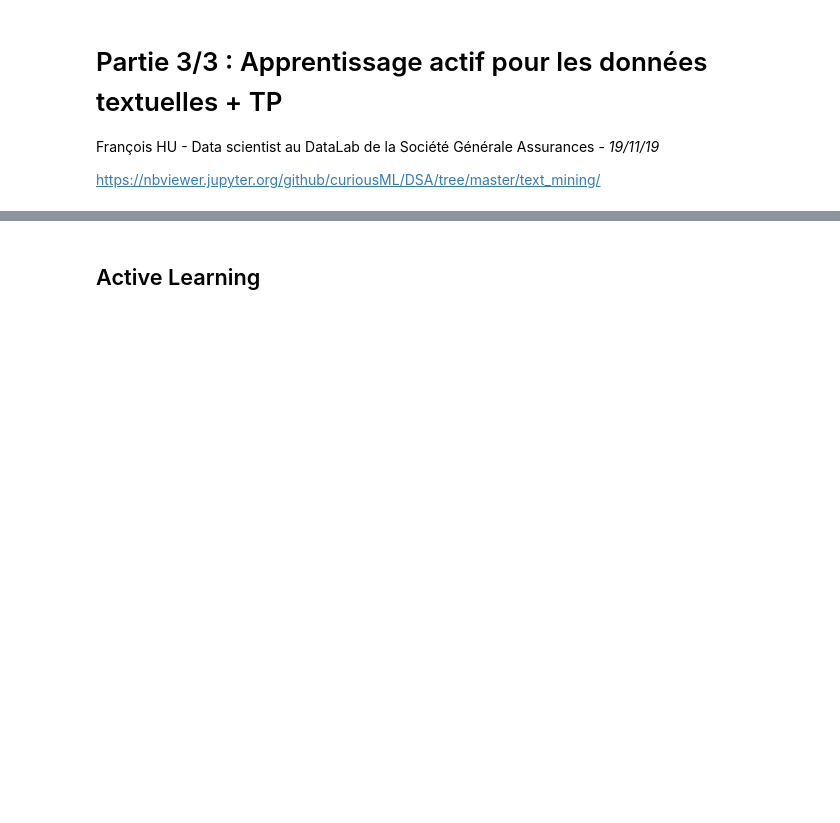
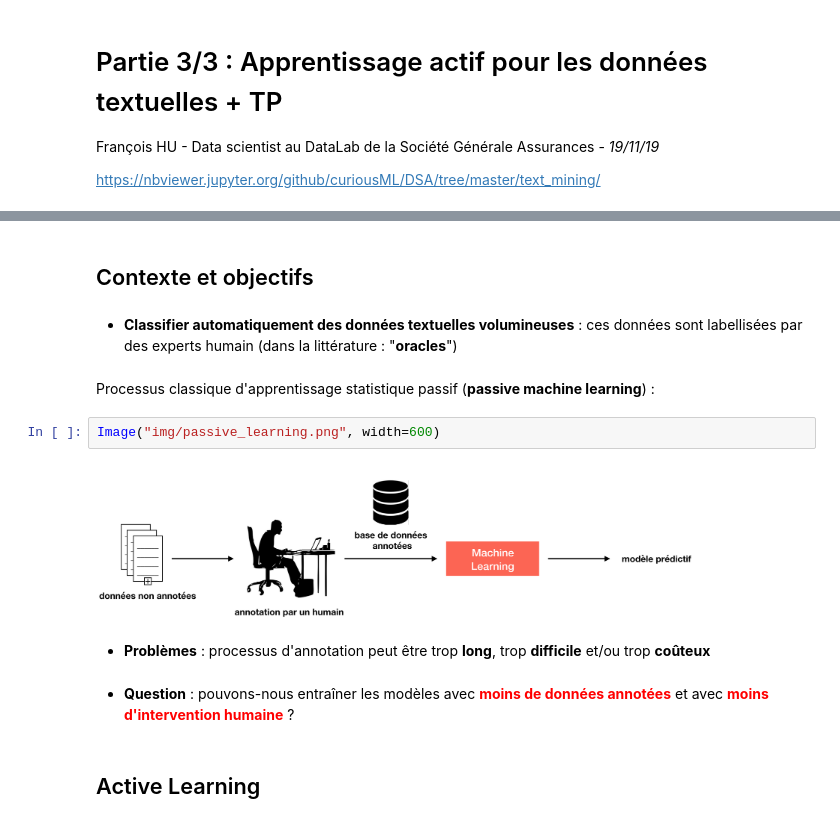
Before and after one commit to curiousML/DSA, a Jupyter notebook: text_mining/partie3/Situations_non_supervise_et_annotations.ipynb, the cells around one changed output, grey strips where cells are left out. Drawn from its saved outputs; the diff is of its cells as text; blank space fills up the shorter version.

Commit message:
active learning, first commit

```diff
--- a/text_mining/partie3/Situations_non_supervise_et_annotations.ipynb
+++ b/text_mining/partie3/Situations_non_supervise_et_annotations.ipynb
@@ -19,2 +17,16 @@ HTML('''<script>code_show=true; function code_toggle() {if (code_show){$('div.in
+# %% [markdown]
+## Contexte et objectifs
+# %% [markdown]
+- **Classifier automatiquement des données textuelles volumineuses** : ces données sont labellisées par des experts humain (dans la littérature : "**oracles**")
+# %% [markdown]
+Processus classique d'apprentissage statistique passif (**passive machine learning**) :
+# %%
+Image("img/passive_learning.png", width=600)
+# %% [output]
+[figure, added]
+# %% [markdown]
+- **Problèmes** : processus d'annotation peut être trop **long**, trop **difficile** et/ou trop **coûteux**
+# %% [markdown]
+- **Question** : pouvons-nous entraîner les modèles avec <font color = "red"><b>moins de données annotées</b></font> et avec <font color = "red"><b>moins d'intervention humaine</b></font> ?
 # %% [markdown]
 ## Active Learning
```
Also changed, not shown: parts of 21 cells of this notebook, 8 other files.
